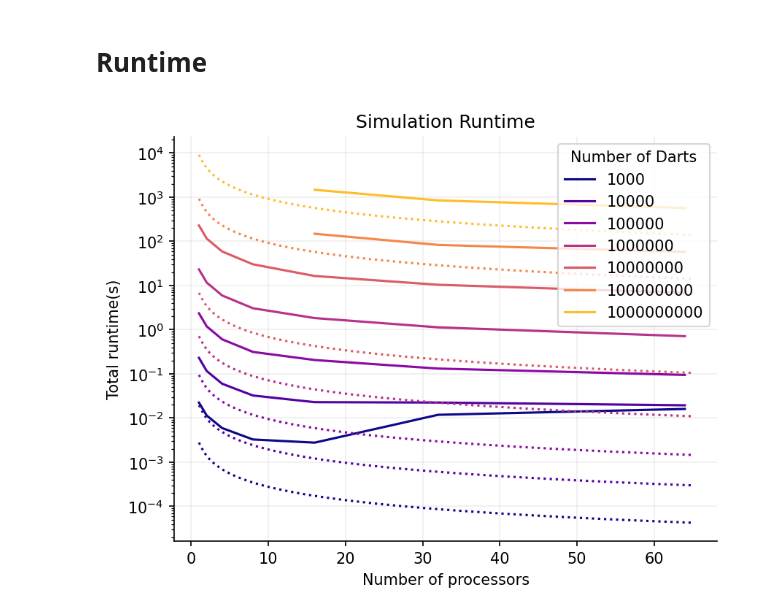
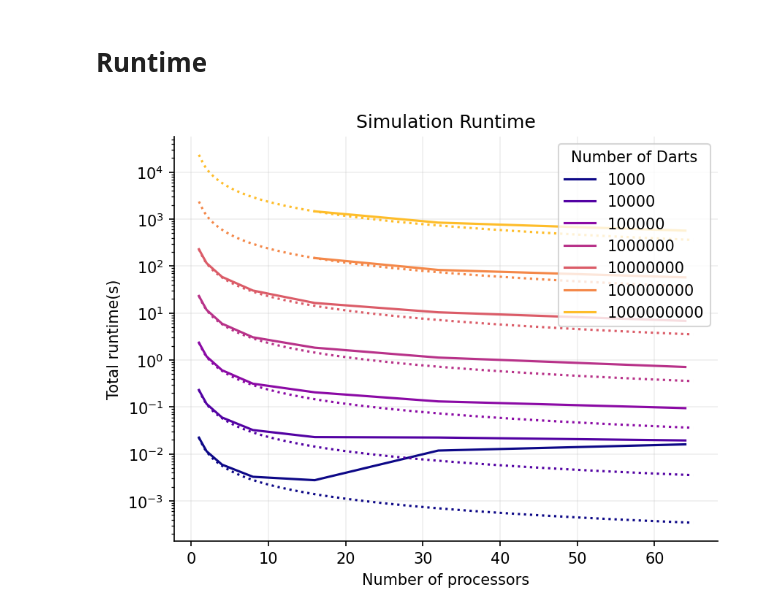
Before and after one commit to cmse822/project-2-pi-by-mpi-team-2, a Jupyter notebook: analysis/analysis.ipynb, the cells around one changed output. Cells and saved outputs as stored; diff of their text form; code cells hidden in the pictures.

Commit message:
Corrected ideal plots

```diff
--- a/analysis/analysis.ipynb
+++ b/analysis/analysis.ipynb
@@ -117,32 +117,32 @@ df_mean = df.groupby(['num_darts','num_processors']).mean()
 for i, count in enumerate(counts):
     # Obtain local dataframe
     df_local = df_mean.loc[count].reset_index()
 
     # Plot runtime
     x = df_local['num_processors']
     y = df_local['total_runtime']
 
     line, = plt.plot(x,y,c=cmap(i/len(counts)))
     line.set_label(count)
 
     # Calculate baseline runtime
-    t = y.min() * x.min()
+    t = y.max() * x.min()
     x = np.linspace(1,65,100)
     line_ideal, = plt.plot(x,t/x,linestyle=':')
     line_ideal.set_color(line.get_color())
 
 plt.grid(True)
 plt.yscale('log')
 #plt.xscale('log')
 plt.xlabel('Number of processors')
 plt.ylabel('Total runtime(s)')
 plt.title("Simulation Runtime")
 plt.legend(title="Number of Darts")
 
 ax.spines['top'].set_visible(False)
 ax.spines['right'].set_visible(False)
 ax.grid(alpha=0.2)
 
 fig.savefig(os.path.join(path_figures,"img01.png"))
 # %% [output]
-[figure, old version]
+[figure, new version]
```
